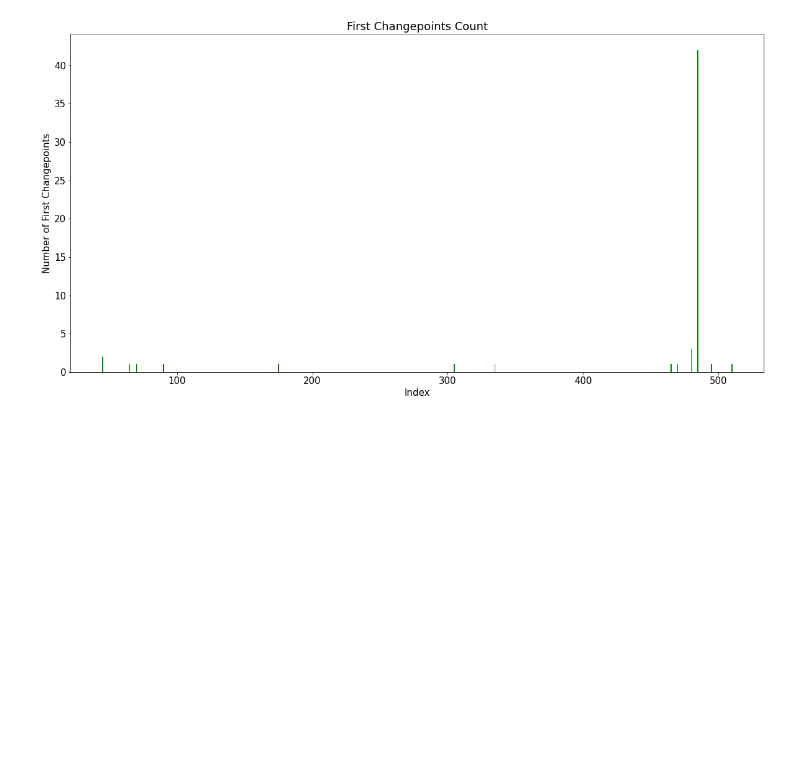
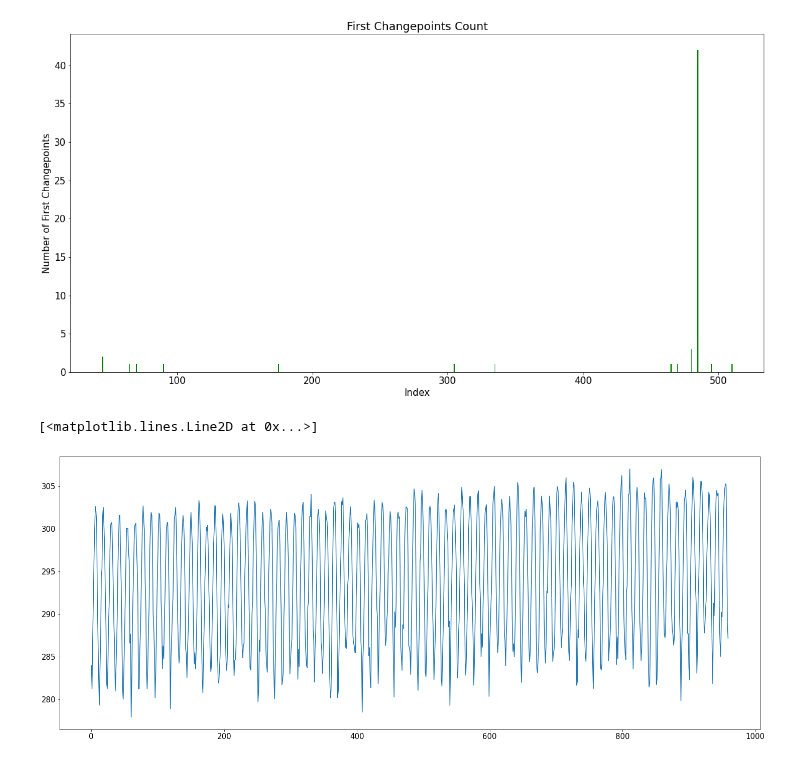
Before and after one commit to IMMM-SFA/misha_code, a Jupyter notebook: ruptures_test.ipynb, the cells around one changed output. Drawn from its saved outputs; the diff is of its cells as text; code cells hidden in the pictures; blank space fills up the shorter version.

```diff
--- a/ruptures_test.ipynb
+++ b/ruptures_test.ipynb
@@ -386,0 +505,9 @@ for file_index in range(len(list_of_files)):
+# %%
+aec = monthly_means_85('AEC')
+
+plt.figure(figsize=(25, 10))
+plt.rcParams['font.size'] = 15
+plt.plot(aec['85Cooler_3'])
+# %% [output]
+[<matplotlib.lines.Line2D at 0x...>]
+[figure, added]
```
Also changed, not shown: parts of 3 cells of this notebook.
